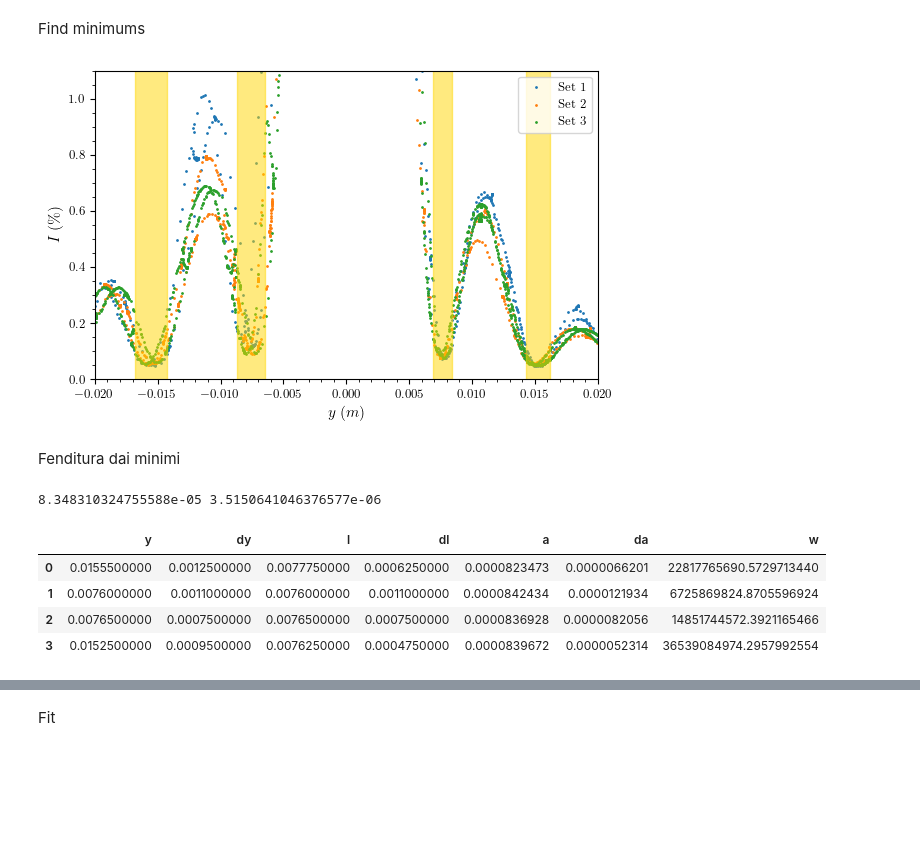
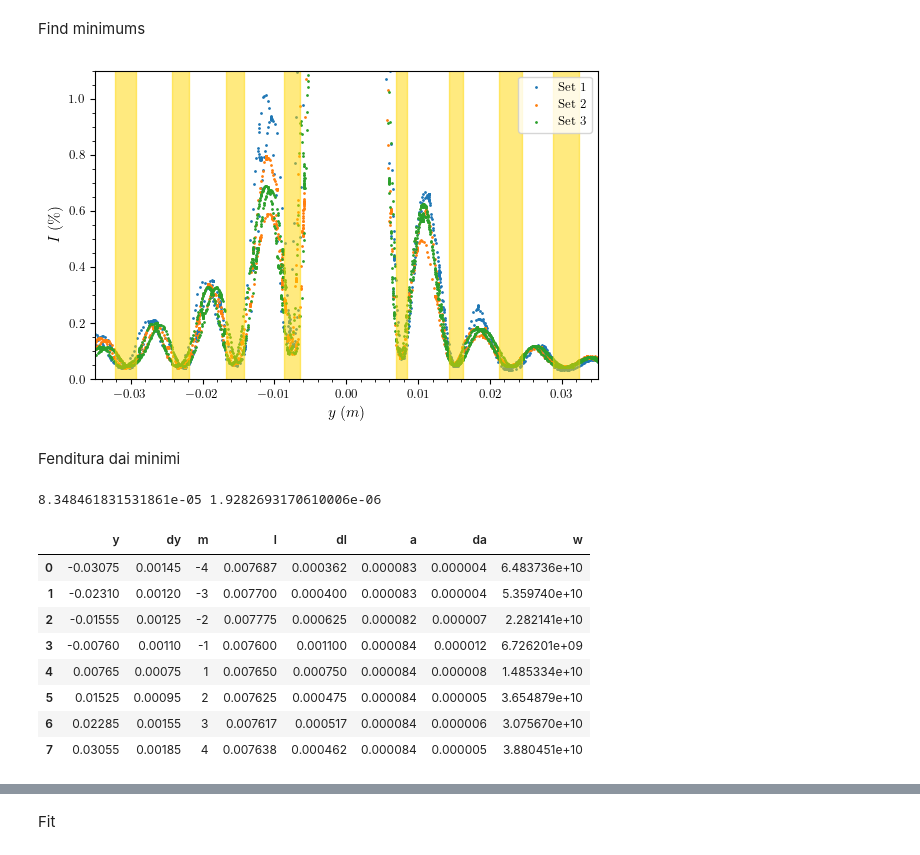
Before and after one commit to Vayxen/Lab2-Ottica-1, a Jupyter notebook: code/slit_0.08.ipynb, the cells around one changed output, grey strips where cells are left out. Cells and saved outputs as stored; diff of their text form; code cells hidden in the pictures; blank space fills up the shorter version.

```diff
--- a/code/slit_0.08.ipynb
+++ b/code/slit_0.08.ipynb
@@ -85,58 +86,51 @@ Find minimums
 # %%
 fig, ax = plt.subplots(1, 1)
 
 for i, df in enumerate(dfs):
     ax.scatter(df.y, df.I, s=1, label=f"Set {i+1}")
 
-minimums = [
-    [-0.0168, -0.0143],
-    [-0.0087, -0.0065],
-    [0.0069, 0.0084],
-    [0.0143, 0.0162],
-]
+mins_left  = [-0.0322, -0.0243, -0.0168, -0.0087, 0.0069, 0.0143, 0.0213, 0.0287]
+mins_right = [-0.0293, -0.0219, -0.0143, -0.0065, 0.0084, 0.0162, 0.0244, 0.0324]
 
-ylim = ax.get_ylim()
+for left, right in zip(mins_left, mins_right):
+    ax.fill_betweenx(ylim, [left]*2, [right]*2, color="gold", alpha=0.5)
 
-for minimum in minimums:
-    ax.fill_betweenx(ylim, [minimum[0]]*2, [minimum[1]]*2, color="gold", alpha=0.5)
-    ...
-
-# ax.fill_betweenx(ylim, [-0.0161]*2, [-0.0149]*2, color="gold", alpha=0.5)
-# ax.fill_betweenx(ylim, [-0.0081]*2, [-0.0070]*2, color="gold", alpha=0.5)
-# ax.fill_betweenx(ylim, [0.0074]*2,   [0.0080]*2, color="gold", alpha=0.5)
-# ax.fill_betweenx(ylim, [0.0147]*2,   [0.0156]*2, color="gold", alpha=0.5)
 ax.set_ylim(0, 1.1)
-ax.set_xlim(-0.02, 0.02)
+ax.set_xlim(-0.035, 0.035)
 
 ax.set_xlabel(r"$y \; (m)$")
 ax.set_ylabel(r"$I \; (\%)$")
 ax.legend()
 
 fig.savefig(graph_path / f"min_{slit_name}.png")
 # %% [output]
-[figure, old version]
+[figure, new version]
 # %% [markdown]
 Fenditura dai minimi
 # %%
-mins_df = pd.DataFrame({
-    'y': [
-        abs(min[0] + min[1]) / 2
-        for min in minimums
-    ],
-    'dy': [
-        abs(min[0] - min[1]) / 2
-        for min in minimums
-    ],
-})
+mins_df = pd.DataFrame()
 
-mins_df['l'] = mins_df.y
-mins_df['dl'] = mins_df.dy
-mins_df.loc[[0, 3], ['l', 'dl']] /= 2
+mins_df['y'] = [
+    (right + left) / 2
+    for left, right in zip(mins_left, mins_right)
+]
+mins_df['dy'] = [
+    abs(right - left) / 2
+    for left, right in zip(mins_left, mins_right)
+]
+
+half_len = len(mins_df.index) / 2
+
+mins_df['m'] = np.hstack([
+    np.arange(-half_len, 0, dtype=np.int8),
+    np.arange(1, half_len + 1, dtype=np.int8),
+])
+
+mins_df['l'] = mins_df.y / mins_df.m
+mins_df['dl'] = abs(mins_df.dy / mins_df.m)
 
 mins_df['a'] =  mins_df.apply(lambda r: wave_length * distance / r.l, axis=1)
-mins_df['da'] =  mins_df.apply(lambda r: np.sqrt(
-    (1e-3 / distance)**2 + (r.dl / r.l)**2
-) * r.a, axis=1)
+mins_df['da'] =  mins_df.apply(lambda r: r.dl / r.l * r.a, axis=1)
 mins_df['w'] = mins_df.da.to_numpy()**-2
 
 print(
@@ -144,12 +138,15 @@ print(
     1 / np.sqrt(np.sum(mins_df.w))
 )
 
-pd.options.display.float_format = '{:.10f}'.format
 mins_df
 # %% [output]
-8.348310324755588e-05 3.5150641046376577e-06
+8.348461831531861e-05 1.9282693170610006e-06
-|  | y | dy | l | dl | a | da | w |
-| 0 | 0.0155500000 | 0.0012500000 | 0.0077750000 | 0.0006250000 | 0.0000823473 | 0.0000066201 | 22817765690.5729713440 |
-| 1 | 0.0076000000 | 0.0011000000 | 0.0076000000 | 0.0011000000 | 0.0000842434 | 0.0000121934 | 6725869824.8705596924 |
-| 2 | 0.0076500000 | 0.0007500000 | 0.0076500000 | 0.0007500000 | 0.0000836928 | 0.0000082056 | 14851744572.3921165466 |
-| 3 | 0.0152500000 | 0.0009500000 | 0.0076250000 | 0.0004750000 | 0.0000839672 | 0.0000052314 | 36539084974.2957992554 |
+|  | y | dy | m | l | dl | a | da | w |
+| 0 | -0.03075 | 0.00145 | -4 | 0.007687 | 0.000362 | 0.000083 | 0.000004 | 6.483736e+10 |
+| 1 | -0.02310 | 0.00120 | -3 | 0.007700 | 0.000400 | 0.000083 | 0.000004 | 5.359740e+10 |
+| 2 | -0.01555 | 0.00125 | -2 | 0.007775 | 0.000625 | 0.000082 | 0.000007 | 2.282141e+10 |
+| 3 | -0.00760 | 0.00110 | -1 | 0.007600 | 0.001100 | 0.000084 | 0.000012 | 6.726201e+09 |
+| 4 | 0.00765 | 0.00075 | 1 | 0.007650 | 0.000750 | 0.000084 | 0.000008 | 1.485334e+10 |
+| 5 | 0.01525 | 0.00095 | 2 | 0.007625 | 0.000475 | 0.000084 | 0.000005 | 3.654879e+10 |
+| 6 | 0.02285 | 0.00155 | 3 | 0.007617 | 0.000517 | 0.000084 | 0.000006 | 3.075670e+10 |
+| 7 | 0.03055 | 0.00185 | 4 | 0.007638 | 0.000462 | 0.000084 | 0.000005 | 3.880451e+10 |
```
Also changed, not shown: parts of 3 cells of this notebook, 13 other files.
